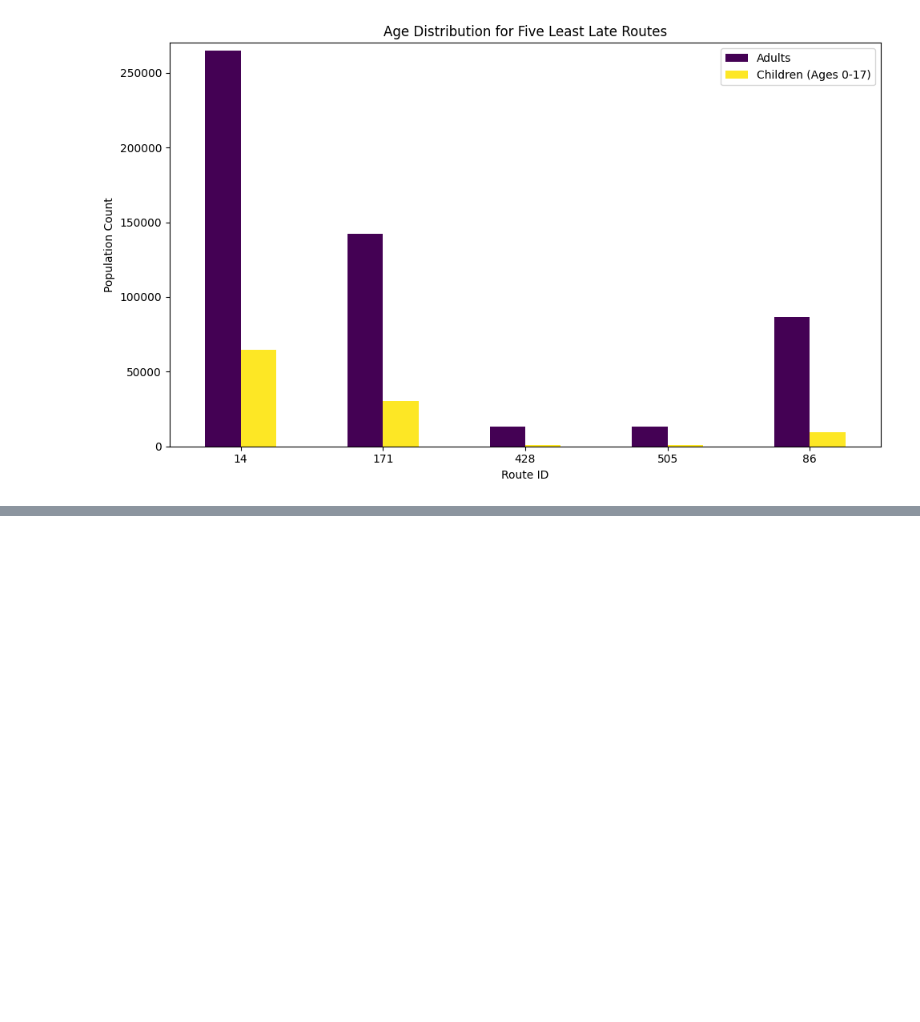
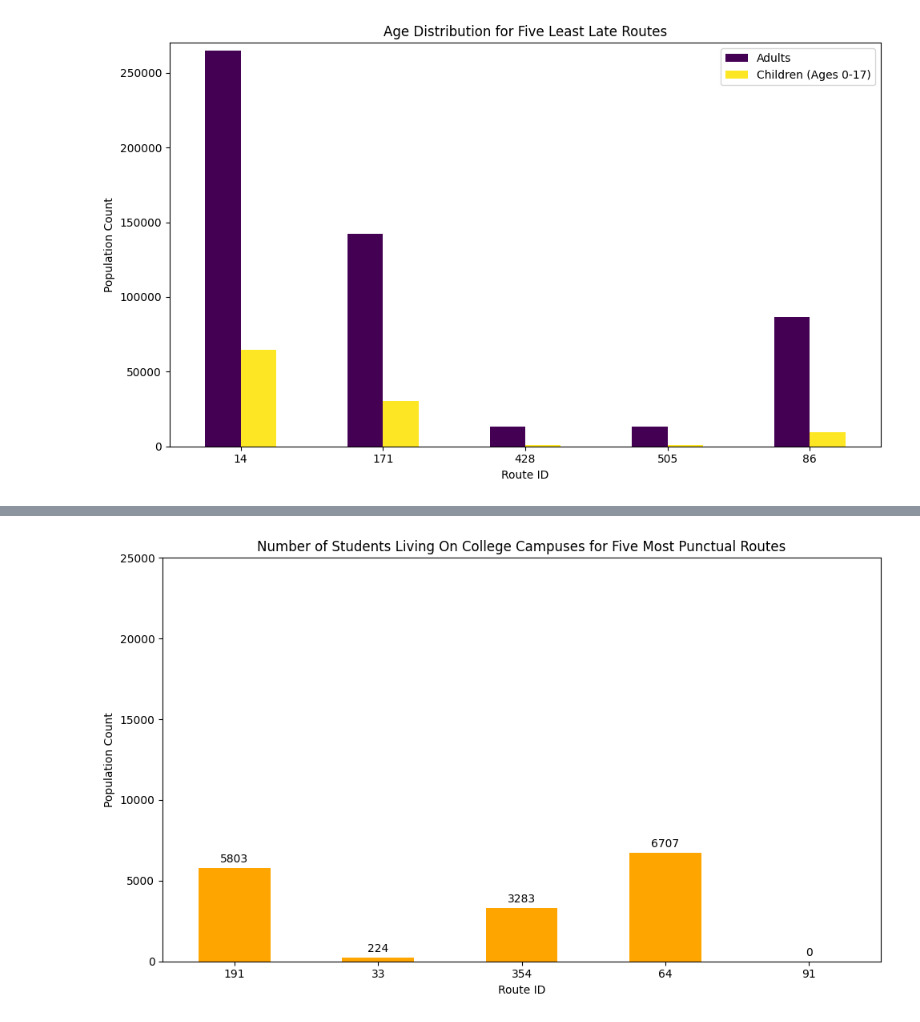
Before and after one commit to BU-Spark/ds-boston-transit-performance, a Jupyter notebook: fa23-team-c/baseques_visual.ipynb, the cells around one changed output, grey strips where cells are left out. Saved outputs shown, nothing was run; the diff lists cells and outputs as text; code cells hidden in the pictures; blank space fills up the shorter version.

```diff
--- a/fa23-team-c/baseques_visual.ipynb
+++ b/fa23-team-c/baseques_visual.ipynb
@@ -240,0 +338,18 @@ plt.show()
+# %%
+most_punctual_college_data = most_punctual_routes_data[['route_id', 'College/University student housing']]
+most_punctual_college_data.set_index('route_id', inplace=True)
+
+most_punctual_college_data.plot(kind='bar', figsize=(10,6), color='orange', legend=False)
+plt.xlabel('Route ID')
+plt.ylabel('Population Count')
+plt.title('Number of Students Living On College Campuses for Five Most Punctual Routes')
+plt.xticks(rotation=0)
+plt.ylim(0,25000)
+
+for index, value in enumerate(most_punctual_college_data['College/University student housing']):
+    plt.text(index, value + 200, str(value), ha='center', va='bottom')
+
+plt.tight_layout()
+plt.show()
+# %% [output]
+[figure, added]
```
Also changed, not shown: parts of 19 cells of this notebook, 1 other file.
